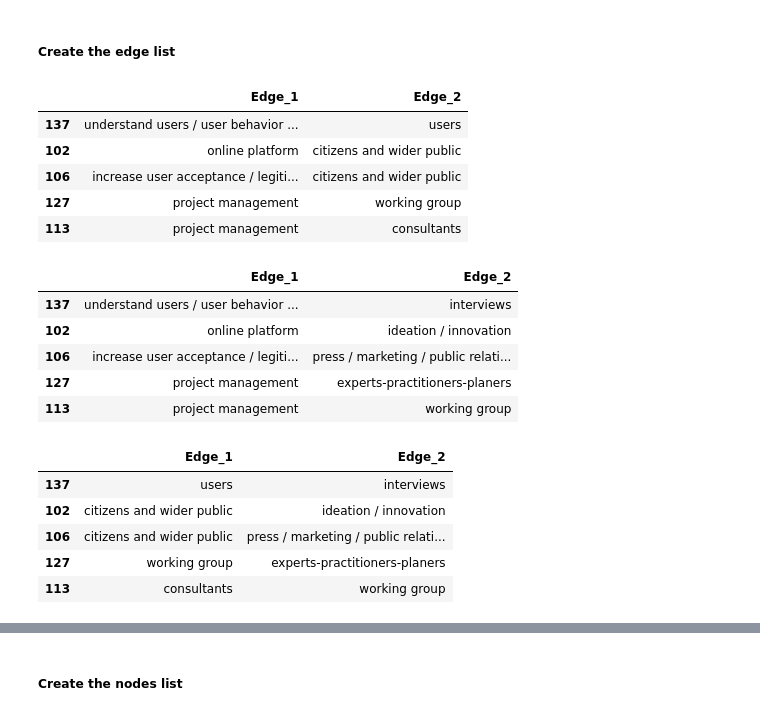
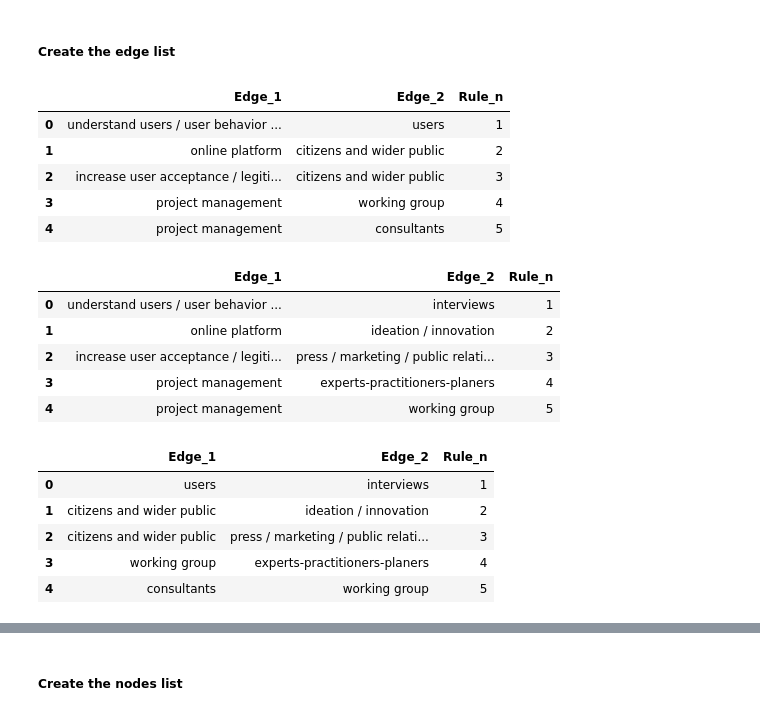
Before and after one commit to Diego-Dam/paper_co_creation_mobility_planning_germany, a Jupyter notebook: Co-Creation Paper.ipynb, the cells around one changed output, grey strips where cells are left out. Drawn from its saved outputs; the diff is of its cells as text; code cells hidden in the pictures.

Commit message:
update edge labels using rules number

```diff
--- a/Co-Creation Paper.ipynb
+++ b/Co-Creation Paper.ipynb
@@ -842,0 +854,5 @@ associations_df.head()
+# %%
+# attribute an id to the rules
+associations_df = associations_df.reset_index(drop=True)
+associations_df['rule_n'] = associations_df.index + 1
+associations_df.head(31)
@@ -858,21 +892,21 @@ associations_df.head()
 # %%
 # transform the association df to an edgelist by combining Edge_1, Edge_2 and Consequent
 # first combine Edge_1 and Consequent
 # remove Edge_2
 associations_df_edgelist1 = associations_df.drop(columns = ['Edge_2'])
 # rename Edge_1
 associations_df_edgelist1 = associations_df_edgelist1.rename(columns={"Edge_1": "Edge"})
 #reduce the df to Consequent and Edge
-associations_df_edgelist1 = associations_df_edgelist1.iloc[:,[2,7]]
-associations_df_edgelist1 = associations_df_edgelist1.rename(columns={'Consequent': "Edge_1", 'Edge': "Edge_2"})
+associations_df_edgelist1 = associations_df_edgelist1.iloc[:,[2,7,8]]
+associations_df_edgelist1 = associations_df_edgelist1.rename(columns={'Consequent': "Edge_1", 'Edge': "Edge_2", 'rule_n': "Rule_n"})
 associations_df_edgelist1.head()
 # %% [output]
-|  | Edge_1 | Edge_2 |
-| 137 | understand users / user behavior ... | users |
-| 102 | online platform | citizens and wider public |
-| 106 | increase user acceptance / legiti... | citizens and wider public |
-| 127 | project management | working group |
-| 113 | project management | consultants |
+|  | Edge_1 | Edge_2 | Rule_n |
+| 0 | understand users / user behavior ... | users | 1 |
+| 1 | online platform | citizens and wider public | 2 |
+| 2 | increase user acceptance / legiti... | citizens and wider public | 3 |
+| 3 | project management | working group | 4 |
+| 4 | project management | consultants | 5 |
 # %%
 # than combine Edge_2 and consequent
 # remove Edge_1
@@ -880,30 +914,31 @@ associations_df_edgelist2 = associations_df.drop(columns = ['Edge_1'])
 # rename Edge_2
 associations_df_edgelist2 = associations_df_edgelist2.rename(columns={"Edge_2": "Edge"})
 #reduce the df to Consequent and Edge
-associations_df_edgelist2 = associations_df_edgelist2.iloc[:,[2,7]]
-associations_df_edgelist2 = associations_df_edgelist2.rename(columns={'Consequent': "Edge_1", 'Edge': "Edge_2"})
+associations_df_edgelist2 = associations_df_edgelist2.iloc[:,[2,7,8]]
+associations_df_edgelist2 = associations_df_edgelist2.rename(columns={'Consequent': "Edge_1", 'Edge': "Edge_2",'rule_n': "Rule_n"})
 associations_df_edgelist2.head()
 # %% [output]
-|  | Edge_1 | Edge_2 |
-| 137 | understand users / user behavior ... | interviews |
-| 102 | online platform | ideation / innovation |
-| 106 | increase user acceptance / legiti... | press / marketing / public relati... |
-| 127 | project management | experts-practitioners-planers |
-| 113 | project management | working group |
+|  | Edge_1 | Edge_2 | Rule_n |
+| 0 | understand users / user behavior ... | interviews | 1 |
+| 1 | online platform | ideation / innovation | 2 |
+| 2 | increase user acceptance / legiti... | press / marketing / public relati... | 3 |
+| 3 | project management | experts-practitioners-planers | 4 |
+| 4 | project management | working group | 5 |
 # %%
 # than combine Edge_1 and Edge_2
 # remove Edge_1
 associations_df_edgelist3 = associations_df.drop(columns = ['Consequent'])
 #reduce the df to Edge_1 and Edge_2
-associations_df_edgelist3 = associations_df_edgelist3.iloc[:,[6,7]]
+associations_df_edgelist3 = associations_df_edgelist3.iloc[:,[6,7, 8]]
+associations_df_edgelist3 = associations_df_edgelist3.rename(columns={'rule_n': "Rule_n"})
 associations_df_edgelist3.head()
 # %% [output]
-|  | Edge_1 | Edge_2 |
-| 137 | users | interviews |
-| 102 | citizens and wider public | ideation / innovation |
-| 106 | citizens and wider public | press / marketing / public relati... |
-| 127 | working group | experts-practitioners-planers |
-| 113 | consultants | working group |
+|  | Edge_1 | Edge_2 | Rule_n |
+| 0 | users | interviews | 1 |
+| 1 | citizens and wider public | ideation / innovation | 2 |
+| 2 | citizens and wider public | press / marketing / public relati... | 3 |
+| 3 | working group | experts-practitioners-planers | 4 |
+| 4 | consultants | working group | 5 |
 # %%
 associations_df_edgelist = associations_df_edgelist1.append(associations_df_edgelist2)
 associations_df_edgelist = associations_df_edgelist.append(associations_df_edgelist3)
```
Also changed, not shown: parts of 23 cells of this notebook.
